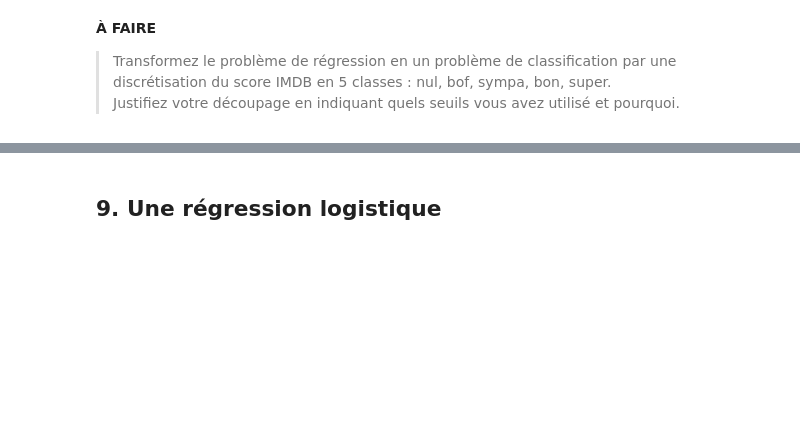
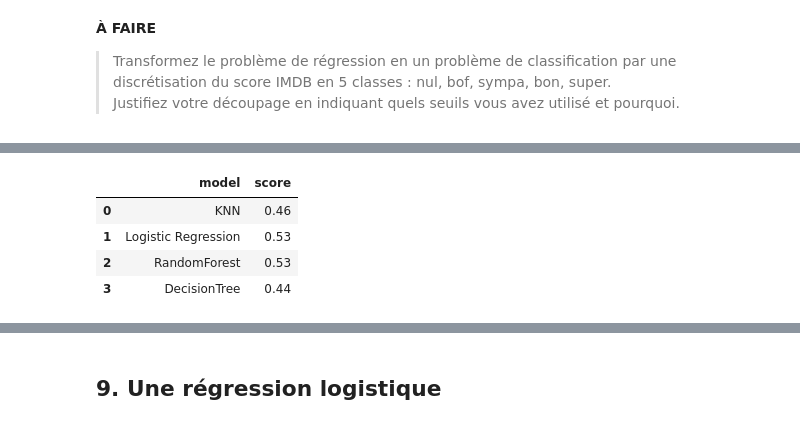
Before and after one commit to OphelieS/Data-analysis-IMBD-movies, a Jupyter notebook: Projet P6 - Ophelie.ipynb, the cells around one changed output, grey strips where cells are left out. Drawn from its saved outputs; the diff is of its cells as text; code cells hidden in the pictures; blank space fills up the shorter version.

```diff
--- a/Projet P6 - Ophelie.ipynb
+++ b/Projet P6 - Ophelie.ipynb
@@ -895,6 +987,12 @@ for i, j in models.items() :
 # %%
-resultats = pd.DataFrame({"model" : model_list, "score" : score})
+resultats = pd.DataFrame({"model" : model_liste, "score" : score})
 resultats
+# %% [output]
+|  | model | score |
+| 0 | KNN | 0.46 |
+| 1 | Logistic Regression | 0.53 |
+| 2 | RandomForest | 0.53 |
+| 3 | DecisionTree | 0.44 |
 # %%
 param_grid = {
     'max_depth': [10, 50, 100, 150],
```
Also changed, not shown: parts of 24 cells of this notebook.
